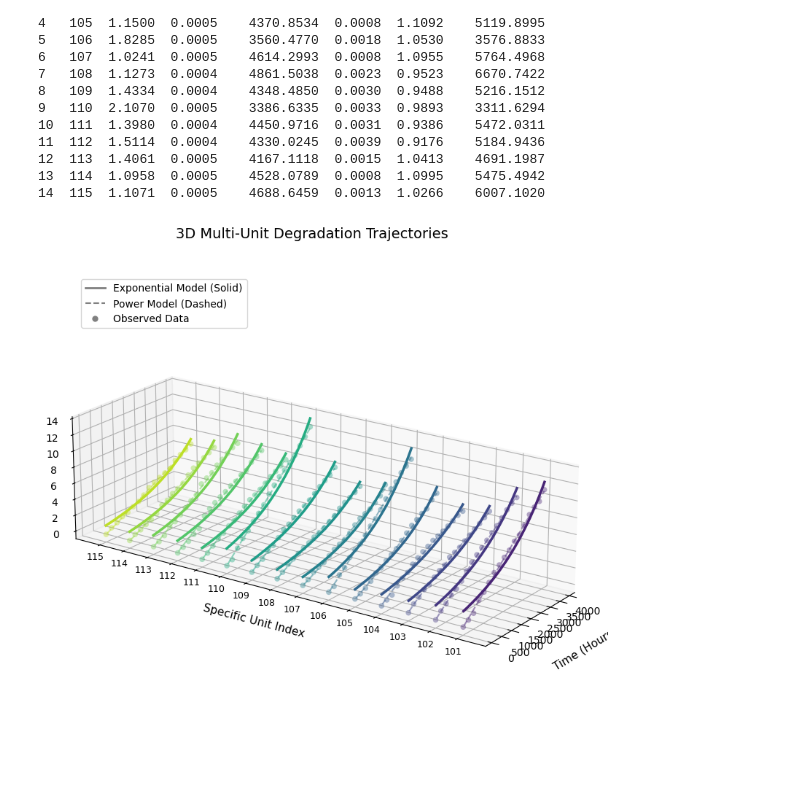
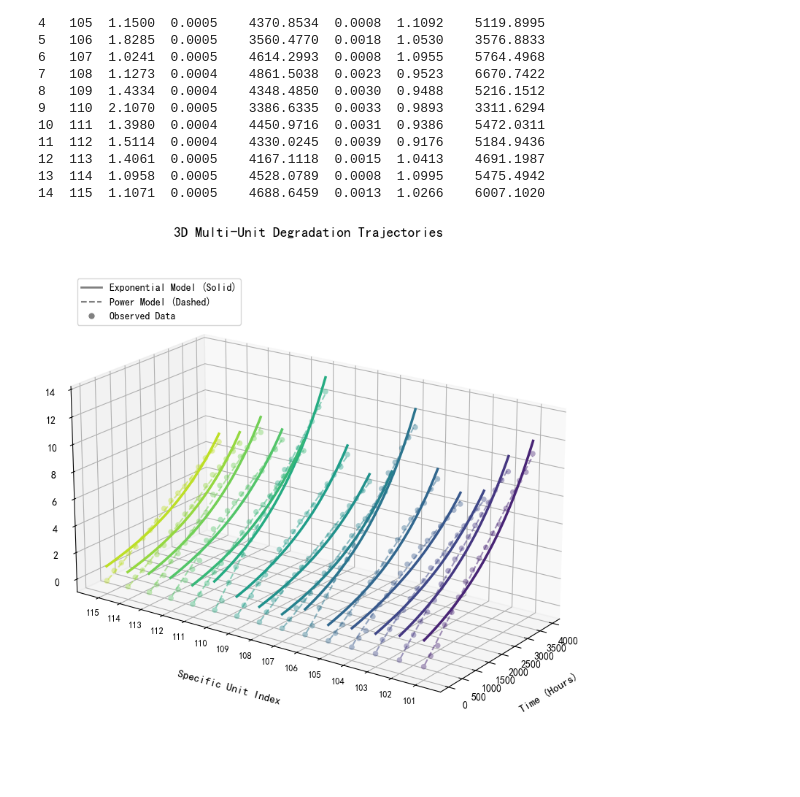
Before and after one commit to Promileee/Term6Assignments, a Jupyter notebook: Reliability/project1/issue1.ipynb, the cells around one changed output. Cells and saved outputs as stored; diff of their text form; code cells hidden in the pictures.

Commit message:
Update issue1.ipynb with final adjustments to the 3D plot and save the evaluation results to an Excel file.

```diff
--- a/Reliability/project1/issue1.ipynb
+++ b/Reliability/project1/issue1.ipynb
@@ -2,10 +2,10 @@
 import pandas as pd
 import matplotlib.pyplot as plt
 
-# plt.rcParams['font.sans-serif'] = ['SimHei']
-# plt.rcParams['axes.unicode_minus'] = False
+plt.rcParams['font.sans-serif'] = ['SimHei']
+plt.rcParams['axes.unicode_minus'] = False
 
-file_path = r'data/课题一/project1附件-GaAs激光器退化数据.xlsx'
+file_path = r'data\课题一\project1附件-GaAs激光器退化数据.xlsx'
 
 try:
     df = pd.read_excel(file_path, skiprows=1, header=None)
@@ -275,36 +275,34 @@ for i, unit in enumerate(units_arr):
 # --- 3. 标签与图例 (优化版) ---
 
 # 坐标轴标签，调大 labelpad 防止重叠
 ax.set_xlabel('Time (Hours)', fontsize=11, labelpad=12)
 ax.set_ylabel('Specific Unit Index', fontsize=11, labelpad=25) # Unit轴标签往外挪一点
 ax.set_zlabel('Current (A)', fontsize=11, labelpad=12)
 
 # Y轴刻度
 ax.set_yticks(unit_indices)
 ax.set_yticklabels(units_arr, fontsize=9)
 
 # 手动创建自定义图例
 legend_elements = [
     Line2D([0], [0], color='gray', lw=2, label='Exponential Model (Solid)'),
     Line2D([0], [0], color='gray', lw=1.5, ls='--', label='Power Model (Dashed)'),
     Line2D([0], [0], marker='o', color='w', label='Observed Data', markerfacecolor='gray', markersize=7)
 ]
 # 调整图例位置，防止遮挡
 ax.legend(handles=legend_elements, loc='upper left', bbox_to_anchor=(0.05, 0.95), fontsize=10, frameon=True)
 
 # --- 4. 视角与布局调整 ---
 ax.view_init(elev=20, azim=-145)
-ax.set_box_aspect((1, 3.0, 0.8)) # 视觉拉长 Unit 轴
+ax.set_box_aspect((1, 2.0, 1)) # 视觉拉长 Unit 轴
 
 # 关键：手动控制子图边距，替代 tight_layout()
 # 这里的数值(0到1之间)可以根据你的显示屏大小微调
 plt.subplots_adjust(left=0.05, right=0.95, bottom=0.1, top=0.9)
 
 ax.set_title('3D Multi-Unit Degradation Trajectories', fontsize=14, pad=10)
-
-plt.savefig("Degradation_3D_Vector.svg")
-plt.savefig("Degradation_3D_Vector.pdf")
-
+plt.savefig('Degradation_3D_Vector.svg', bbox_inches='tight')
+plt.savefig('Degradation_3D_Vector.pdf', bbox_inches='tight')
 plt.show()
 # %% [output]
-[figure, old version]
+[figure, new version]
```
Also changed, not shown: parts of 2 cells of this notebook.
